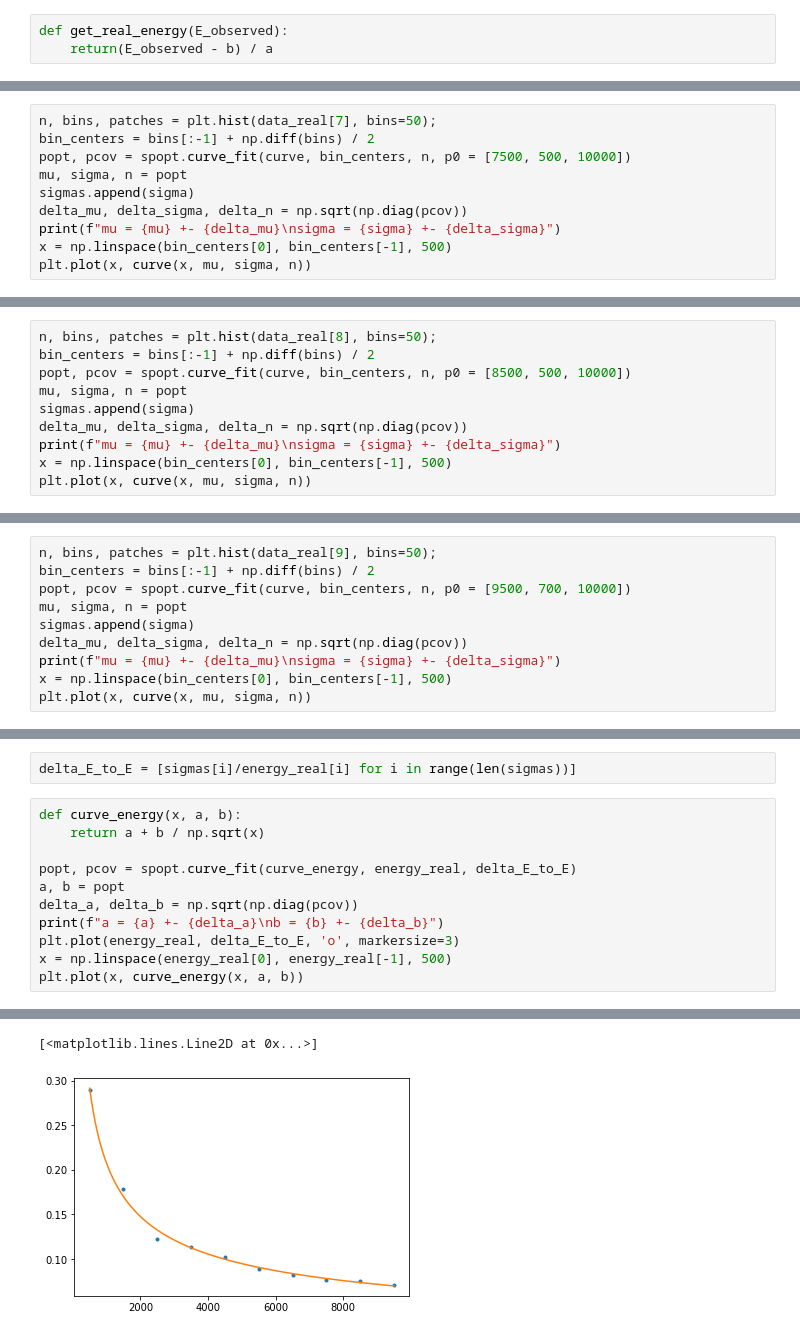
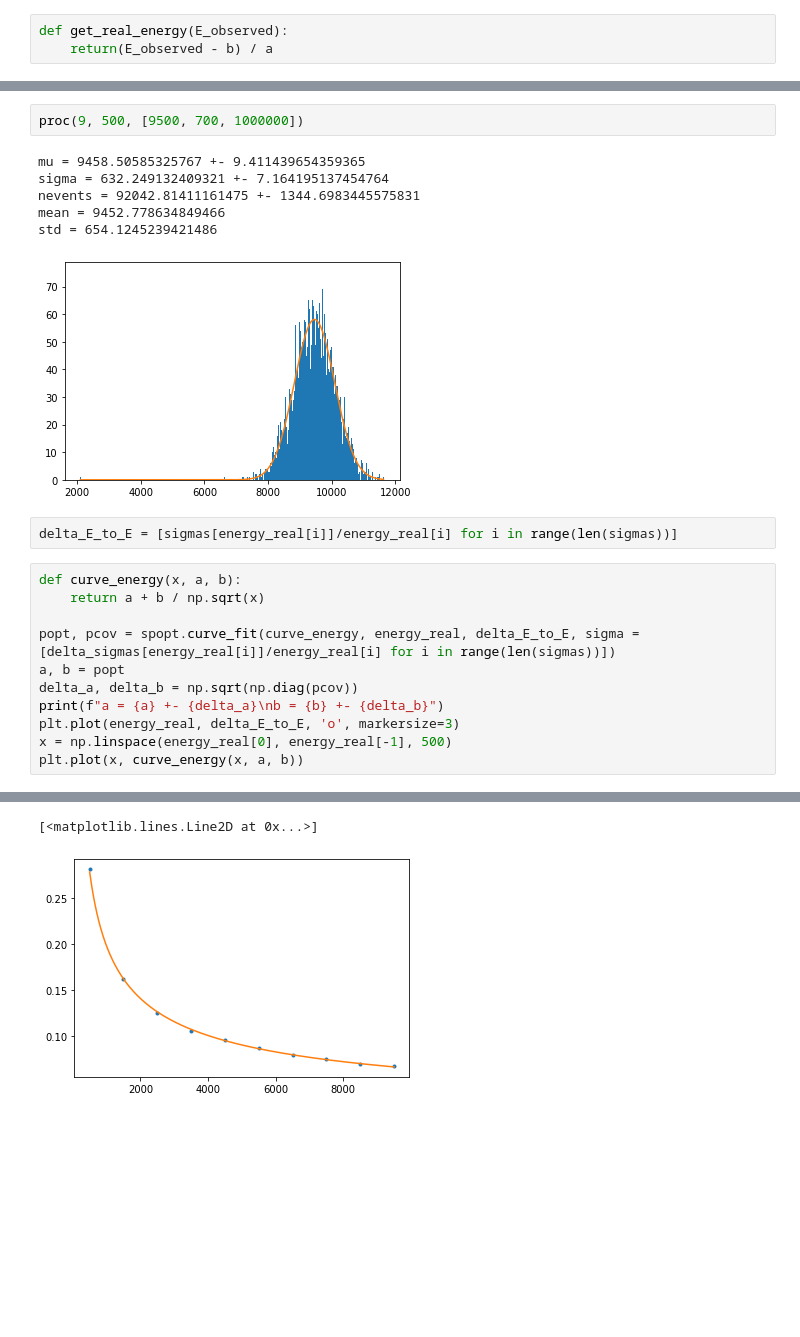
Before and after one commit to loooj58/detector, a Jupyter notebook: proc.ipynb, the cells around one changed output, grey strips where cells are left out. Cells and saved outputs as stored; diff of their text form; blank space fills up the shorter version.

```diff
--- a/proc.ipynb
+++ b/proc.ipynb
@@ -175,10 +107,0 @@ sigma = 535.9393795073258 +- 20.211377205694685
-# %%
-n, bins, patches = plt.hist(data_real[7], bins=50);
-bin_centers = bins[:-1] + np.diff(bins) / 2
-popt, pcov = spopt.curve_fit(curve, bin_centers, n, p0 = [7500, 500, 10000])
-mu, sigma, n = popt
-sigmas.append(sigma)
-delta_mu, delta_sigma, delta_n = np.sqrt(np.diag(pcov))
-print(f"mu = {mu} +- {delta_mu}\nsigma = {sigma} +- {delta_sigma}")
-x = np.linspace(bin_centers[0], bin_centers[-1], 500)
-plt.plot(x, curve(x, mu, sigma, n))
@@ -190,10 +107,0 @@ sigma = 572.2981817509636 +- 18.63468562401656
-# %%
-n, bins, patches = plt.hist(data_real[8], bins=50);
-bin_centers = bins[:-1] + np.diff(bins) / 2
-popt, pcov = spopt.curve_fit(curve, bin_centers, n, p0 = [8500, 500, 10000])
-mu, sigma, n = popt
-sigmas.append(sigma)
-delta_mu, delta_sigma, delta_n = np.sqrt(np.diag(pcov))
-print(f"mu = {mu} +- {delta_mu}\nsigma = {sigma} +- {delta_sigma}")
-x = np.linspace(bin_centers[0], bin_centers[-1], 500)
-plt.plot(x, curve(x, mu, sigma, n))
@@ -205,10 +107,0 @@ sigma = 642.9526248482312 +- 26.390502813657992
-# %%
-n, bins, patches = plt.hist(data_real[9], bins=50);
-bin_centers = bins[:-1] + np.diff(bins) / 2
-popt, pcov = spopt.curve_fit(curve, bin_centers, n, p0 = [9500, 700, 10000])
-mu, sigma, n = popt
-sigmas.append(sigma)
-delta_mu, delta_sigma, delta_n = np.sqrt(np.diag(pcov))
-print(f"mu = {mu} +- {delta_mu}\nsigma = {sigma} +- {delta_sigma}")
-x = np.linspace(bin_centers[0], bin_centers[-1], 500)
-plt.plot(x, curve(x, mu, sigma, n))
@@ -220,10 +189,19 @@ sigma = 672.0704694838251 +- 14.212062044861845
+# %%
+proc(9, 500, [9500, 700, 1000000])
+# %% [output]
+mu = 9458.50585325767 +- 9.411439654359365
+sigma = 632.249132409321 +- 7.164195137454764
+nevents = 92042.81411161475 +- 1344.6983445575831
+mean = 9452.778634849466
+std = 654.1245239421486
+[figure, added]
 # %%
-delta_E_to_E = [sigmas[i]/energy_real[i] for i in range(len(sigmas))]
+delta_E_to_E = [sigmas[energy_real[i]]/energy_real[i] for i in range(len(sigmas))]
 # %%
 def curve_energy(x, a, b):
     return a + b / np.sqrt(x)
 
-popt, pcov = spopt.curve_fit(curve_energy, energy_real, delta_E_to_E)
+popt, pcov = spopt.curve_fit(curve_energy, energy_real, delta_E_to_E, sigma = [delta_sigmas[energy_real[i]]/energy_real[i] for i in range(len(sigmas))])
 a, b = popt
 delta_a, delta_b = np.sqrt(np.diag(pcov))
 print(f"a = {a} +- {delta_a}\nb = {b} +- {delta_b}")
@@ -236,2 +214,2 @@ b = 6.432561512162159 +- 0.15386368201185724
 [<matplotlib.lines.Line2D at 0x...>]
-[figure, old version]
+[figure, new version]
```
Also changed, not shown: parts of 27 cells of this notebook, 19 other files.
